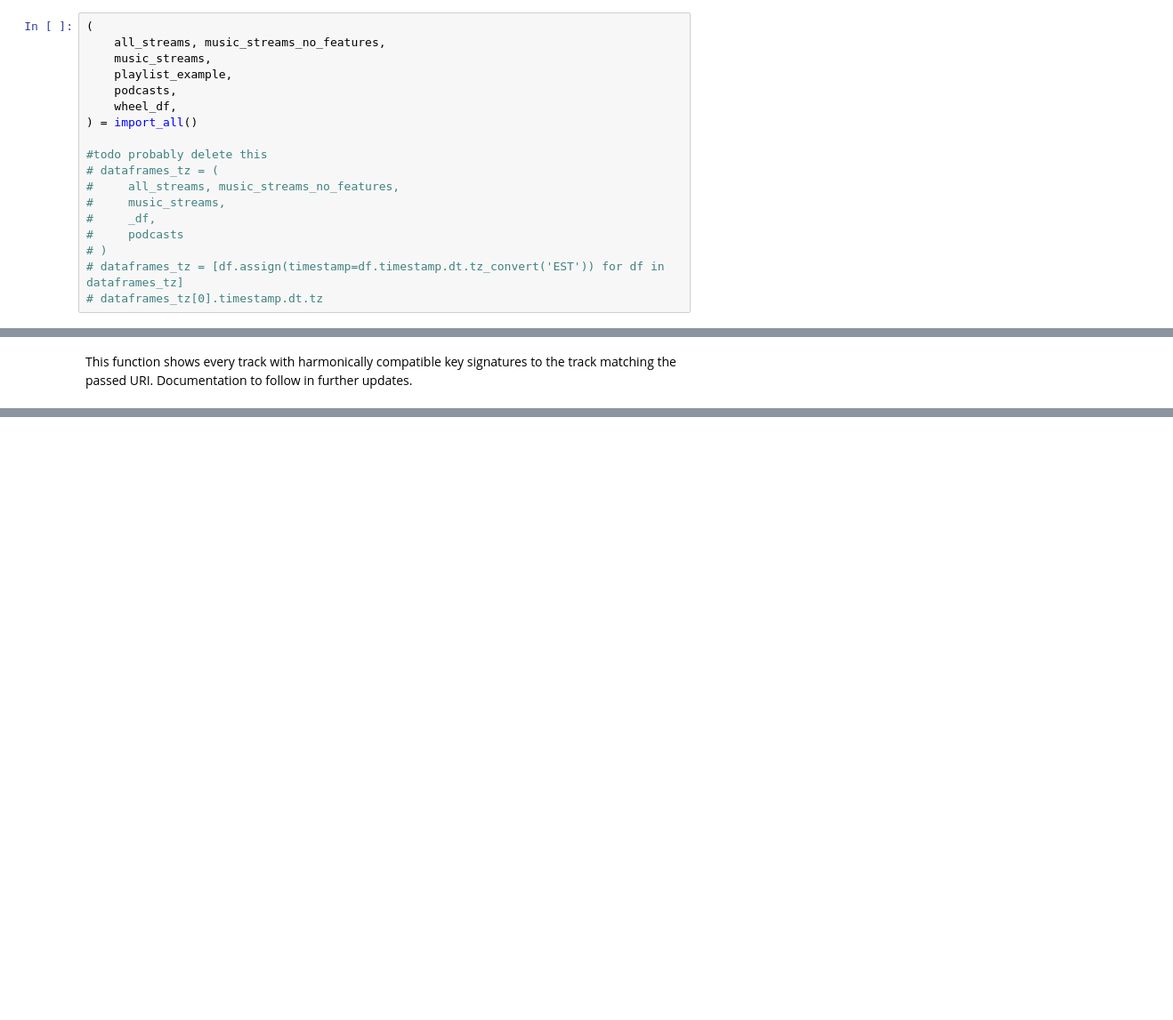
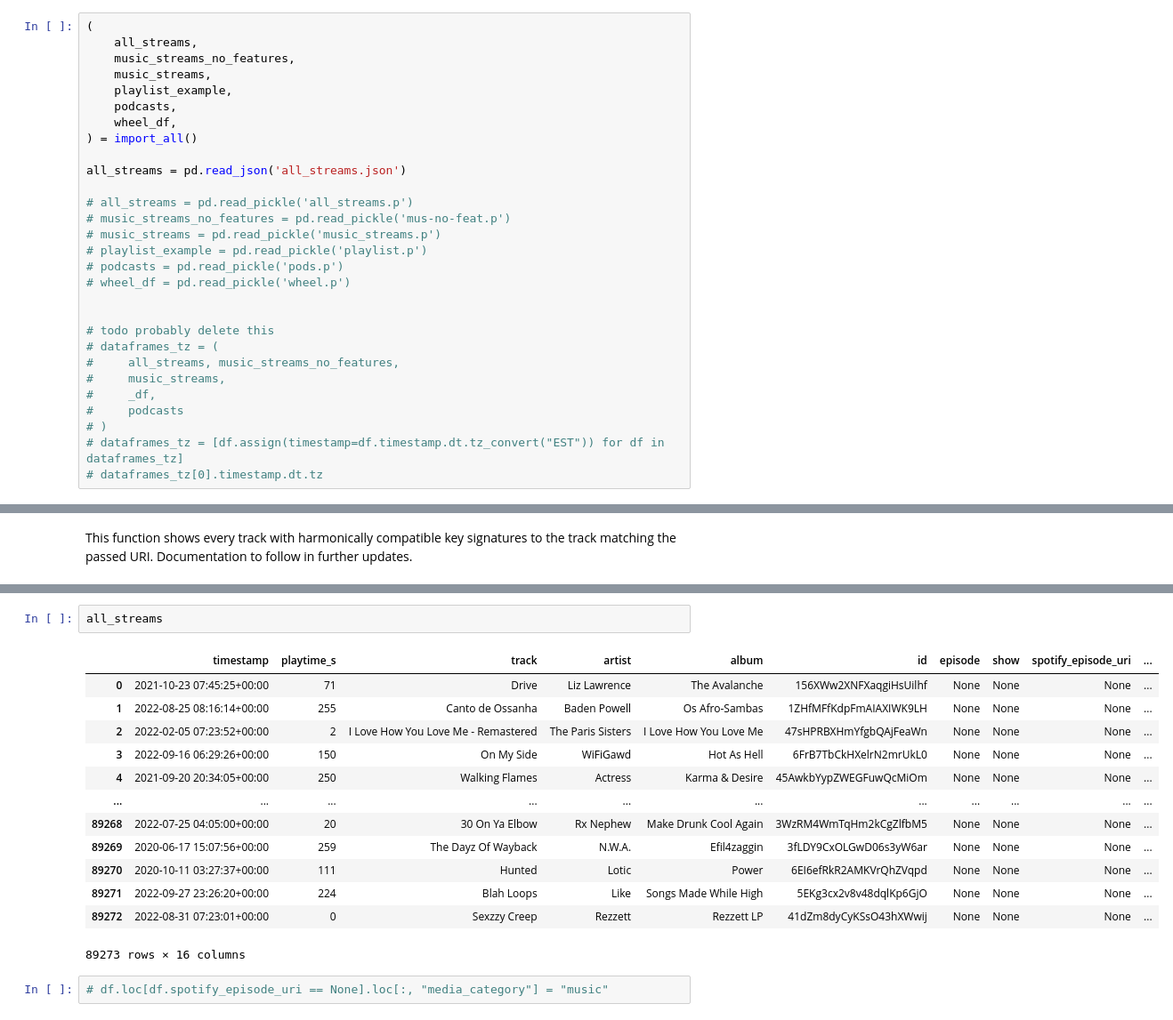
Before and after one commit to mmmuir/CL_DA2, a Jupyter notebook: analysis.ipynb, the cells around one changed output, grey strips where cells are left out. Shown at 89% size. Cells and saved outputs as stored; diff of their text form; blank space fills up the shorter version.

```diff
--- a/analysis.ipynb
+++ b/analysis.ipynb
@@ -111,20 +123,31 @@ def randyear(df):
     return choice(range(df.timestamp.dt.year.min(), df.timestamp.dt.year.max() + 1))
 # %%
 (
-    all_streams, music_streams_no_features,
+    all_streams,
+    music_streams_no_features,
     music_streams,
     playlist_example,
     podcasts,
     wheel_df,
 ) = import_all()
 
-#todo probably delete this
+all_streams = pd.read_json('all_streams.json')
+
+# all_streams = pd.read_pickle('all_streams.p')
+# music_streams_no_features = pd.read_pickle('mus-no-feat.p')
+# music_streams = pd.read_pickle('music_streams.p')
+# playlist_example = pd.read_pickle('playlist.p')
+# podcasts = pd.read_pickle('pods.p')
+# wheel_df = pd.read_pickle('wheel.p')
+
+
+# todo probably delete this
 # dataframes_tz = (
 #     all_streams, music_streams_no_features,
 #     music_streams,
 #     _df,
 #     podcasts
 # )
-# dataframes_tz = [df.assign(timestamp=df.timestamp.dt.tz_convert('EST')) for df in dataframes_tz]
+# dataframes_tz = [df.assign(timestamp=df.timestamp.dt.tz_convert("EST")) for df in dataframes_tz]
 # dataframes_tz[0].timestamp.dt.tz
 # %%
@@ -299,0 +630,18 @@ comp_plothpm(comp_hpm(combined))
+# %%
+all_streams
+# %% [output]
+|  | timestamp | playtime_s | track | artist | album | id | episode | show | spotify_episode_uri | ... |
+| 0 | 2021-10-23 07:45:25+00:00 | 71 | Drive | Liz Lawrence | The Avalanche | 156XWw2XNFXaqgiHsUilhf | None | None | None | ... |
+| 1 | 2022-08-25 08:16:14+00:00 | 255 | Canto de Ossanha | Baden Powell | Os Afro-Sambas | 1ZHfMFfKdpFmAIAXIWK9LH | None | None | None | ... |
+| 2 | 2022-02-05 07:23:52+00:00 | 2 | I Love How You Love Me - Remastered | The Paris Sisters | I Love How You Love Me | 47sHPRBXHmYfgbQAjFeaWn | None | None | None | ... |
+| 3 | 2022-09-16 06:29:26+00:00 | 150 | On My Side | WiFiGawd | Hot As Hell | 6FrB7TbCkHXelrN2mrUkL0 | None | None | None | ... |
+| 4 | 2021-09-20 20:34:05+00:00 | 250 | Walking Flames | Actress | Karma & Desire | 45AwkbYypZWEGFuwQcMiOm | None | None | None | ... |
+| ... | ... | ... | ... | ... | ... | ... | ... | ... | ... | ... |
+| 89268 | 2022-07-25 04:05:00+00:00 | 20 | 30 On Ya Elbow | Rx Nephew | Make Drunk Cool Again | 3WzRM4WmTqHm2kCgZlfbM5 | None | None | None | ... |
+| 89269 | 2020-06-17 15:07:56+00:00 | 259 | The Dayz Of Wayback | N.W.A. | Efil4zaggin | 3fLDY9CxOLGwD06s3yW6ar | None | None | None | ... |
+| 89270 | 2020-10-11 03:27:37+00:00 | 111 | Hunted | Lotic | Power | 6EI6efRkR2AMKVrQhZVqpd | None | None | None | ... |
+| 89271 | 2022-09-27 23:26:20+00:00 | 224 | Blah Loops | Like | Songs Made While High | 5EKg3cx2v8v48dqlKp6GjO | None | None | None | ... |
+| 89272 | 2022-08-31 07:23:01+00:00 | 0 | Sexzzy Creep | Rezzett | Rezzett LP | 41dZm8dyCyKSsO43hXWwij | None | None | None | ... |
+89273 rows × 16 columns
+# %%
+# df.loc[df.spotify_episode_uri == None].loc[:, "media_category"] = "music"
```
Also changed, not shown: parts of 38 cells of this notebook, 8 other files.
